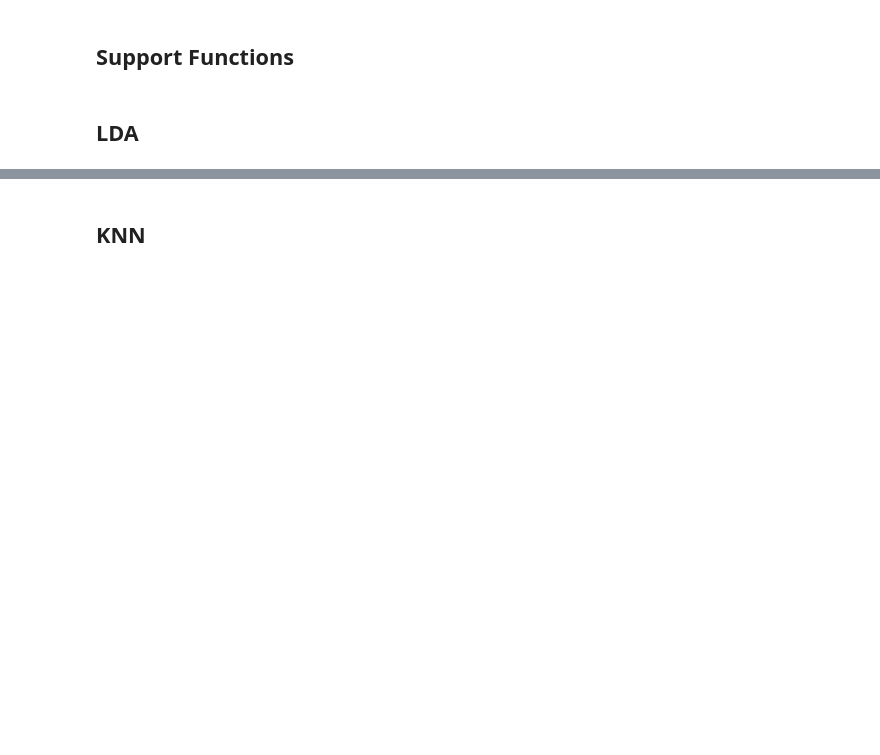
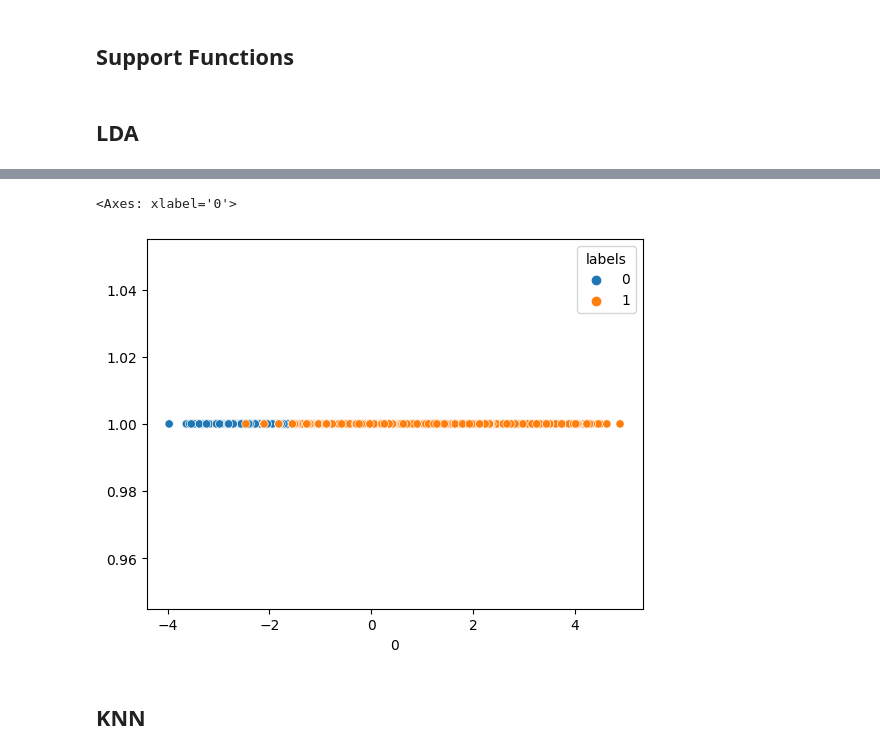
Before and after one commit to zivkovicbogdana/breast-cancer-prediction, a Jupyter notebook: analysis.ipynb, the cells around one changed output, grey strips where cells are left out. Cells and saved outputs as stored; diff of their text form; code cells hidden in the pictures; blank space fills up the shorter version.

```diff
--- a/analysis.ipynb
+++ b/analysis.ipynb
@@ -127,0 +128,7 @@ results_df
+# %%
+# Exploring LDA
+X_transformed = lda_model.transform(X_train)
+
+X_transformed = pd.DataFrame(X_transformed)
+X_transformed['labels'] = y_train.reset_index(drop=True)
+X_transformed
@@ -128,3 +149,8 @@ results_df
+# %%
+sns.scatterplot(x= 0, y= 1, data = X_transformed, hue='labels')
+# %% [output]
+<Axes: xlabel='0'>
+[figure, added]
 # %% [markdown]
 ## KNN
 # %%
```
Also changed, not shown: parts of 10 cells of this notebook.
